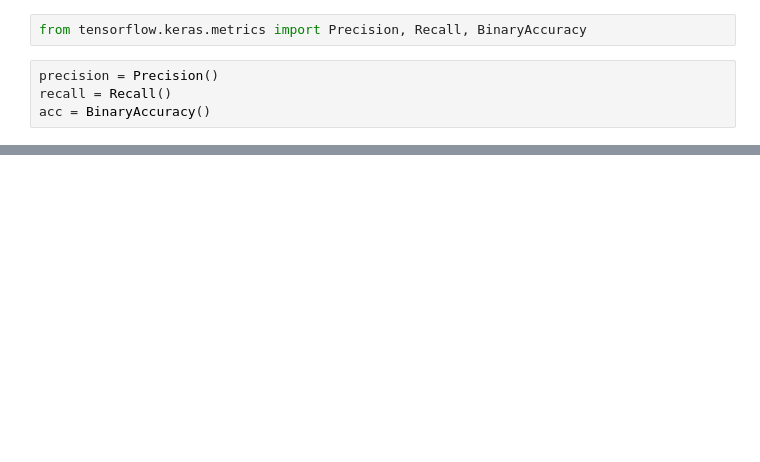
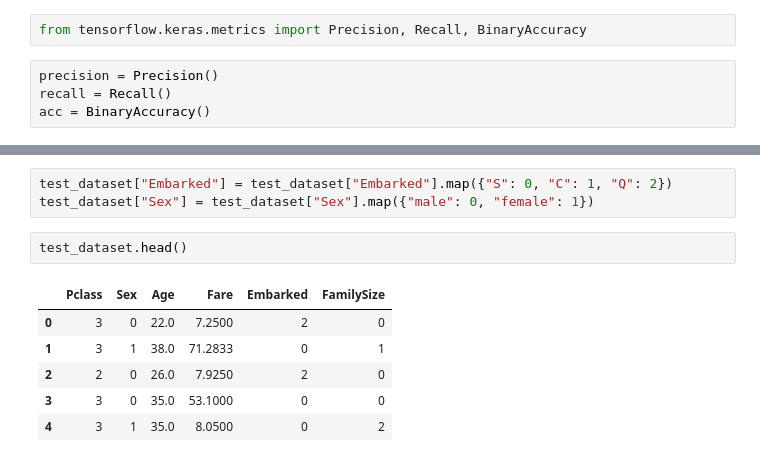
Before and after one commit to ShriVarshaan/titanic-dataset, a Jupyter notebook: titanic.ipynb, the cells around one changed output, grey strips where cells are left out. Cells and saved outputs as stored; diff of their text form; blank space fills up the shorter version.

```diff
--- a/titanic.ipynb
+++ b/titanic.ipynb
@@ -251,0 +294,12 @@ tf.Tensor(0.8636364, shape=(), dtype=float32) tf.Tensor(0.5846154, shape=(), dty
+# %%
+test_dataset["Embarked"] = test_dataset["Embarked"].map({"S": 0, "C": 1, "Q": 2})
+test_dataset["Sex"] = test_dataset["Sex"].map({"male": 0, "female": 1})
+# %%
+test_dataset.head()
+# %% [output]
+|  | Pclass | Sex | Age | Fare | Embarked | FamilySize |
+| 0 | 3 | 0 | 22.0 | 7.2500 | 2 | 0 |
+| 1 | 3 | 1 | 38.0 | 71.2833 | 0 | 1 |
+| 2 | 2 | 0 | 26.0 | 7.9250 | 2 | 0 |
+| 3 | 3 | 0 | 35.0 | 53.1000 | 0 | 0 |
+| 4 | 3 | 1 | 35.0 | 8.0500 | 0 | 2 |
```
Also changed, not shown: parts of 20 cells of this notebook.
